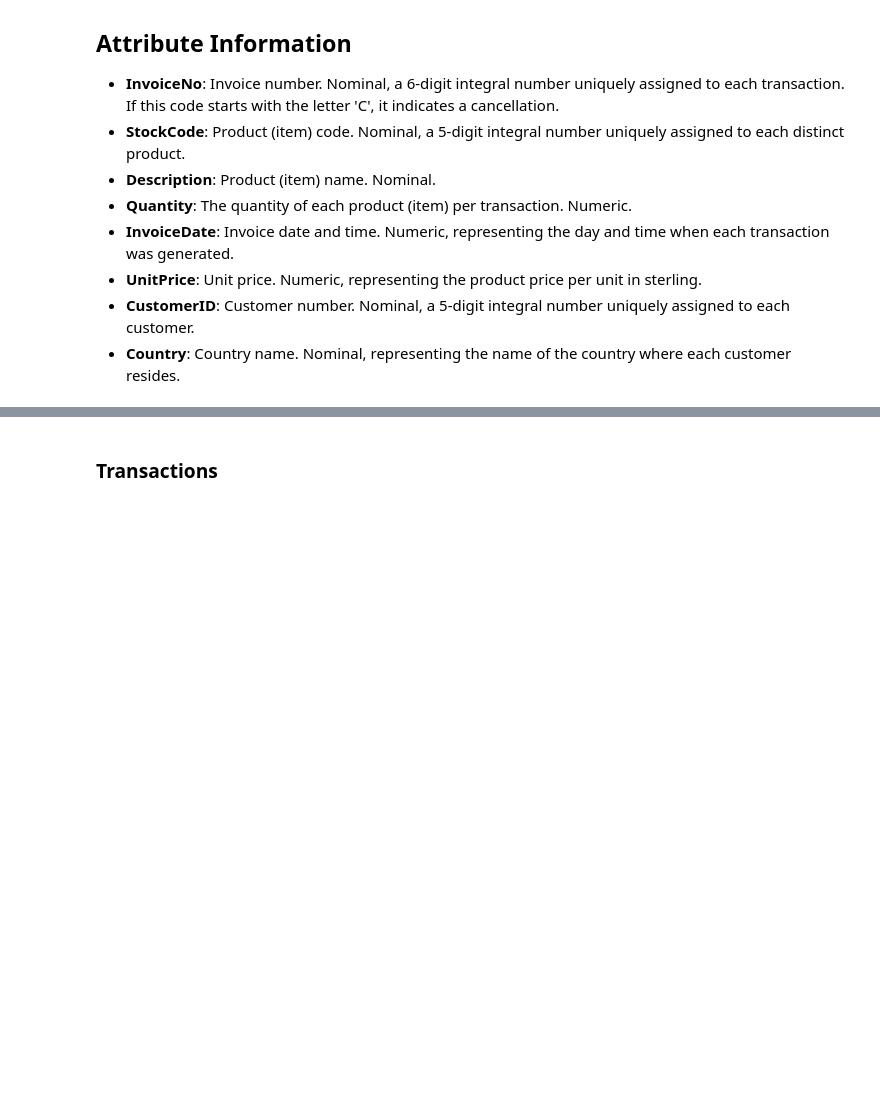
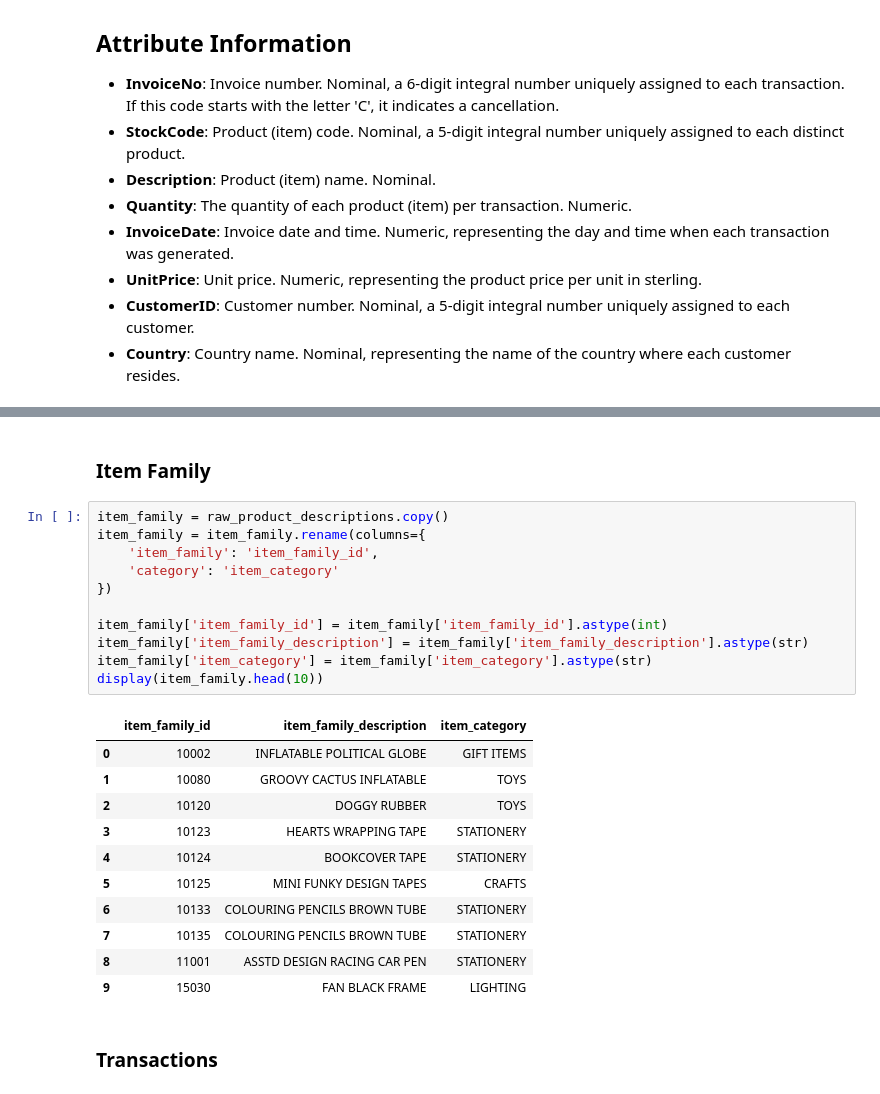
Before and after one commit to EAlmazanG/e2e-shop-pipedash, a Jupyter notebook: notebooks/prepare_data.ipynb, the cells around one changed output, grey strips where cells are left out. Cells and saved outputs as stored; diff of their text form; blank space fills up the shorter version.

```diff
--- a/notebooks/prepare_data.ipynb
+++ b/notebooks/prepare_data.ipynb
@@ -27,3 +54,28 @@ display(raw_data.head(10))
+# %% [markdown]
+### Item Family
+# %%
+item_family = raw_product_descriptions.copy()
+item_family = item_family.rename(columns={
+    'item_family': 'item_family_id',
+    'category': 'item_category'
+})
+
+item_family['item_family_id'] = item_family['item_family_id'].astype(int)
+item_family['item_family_description'] = item_family['item_family_description'].astype(str)
+item_family['item_category'] = item_family['item_category'].astype(str)
+display(item_family.head(10))
+# %% [output]
+|  | item_family_id | item_family_description | item_category |
+| 0 | 10002 | INFLATABLE POLITICAL GLOBE | GIFT ITEMS |
+| 1 | 10080 | GROOVY CACTUS INFLATABLE | TOYS |
+| 2 | 10120 | DOGGY RUBBER | TOYS |
+| 3 | 10123 | HEARTS WRAPPING TAPE | STATIONERY |
+| 4 | 10124 | BOOKCOVER TAPE | STATIONERY |
+| 5 | 10125 | MINI FUNKY DESIGN TAPES | CRAFTS |
+| 6 | 10133 | COLOURING PENCILS BROWN TUBE | STATIONERY |
+| 7 | 10135 | COLOURING PENCILS BROWN TUBE | STATIONERY |
+| 8 | 11001 | ASSTD DESIGN RACING CAR PEN | STATIONERY |
+| 9 | 15030 | FAN BLACK FRAME | LIGHTING |
 # %% [markdown]
 ### Transactions
 # %%
```
Also changed, not shown: parts of 10 cells of this notebook.
